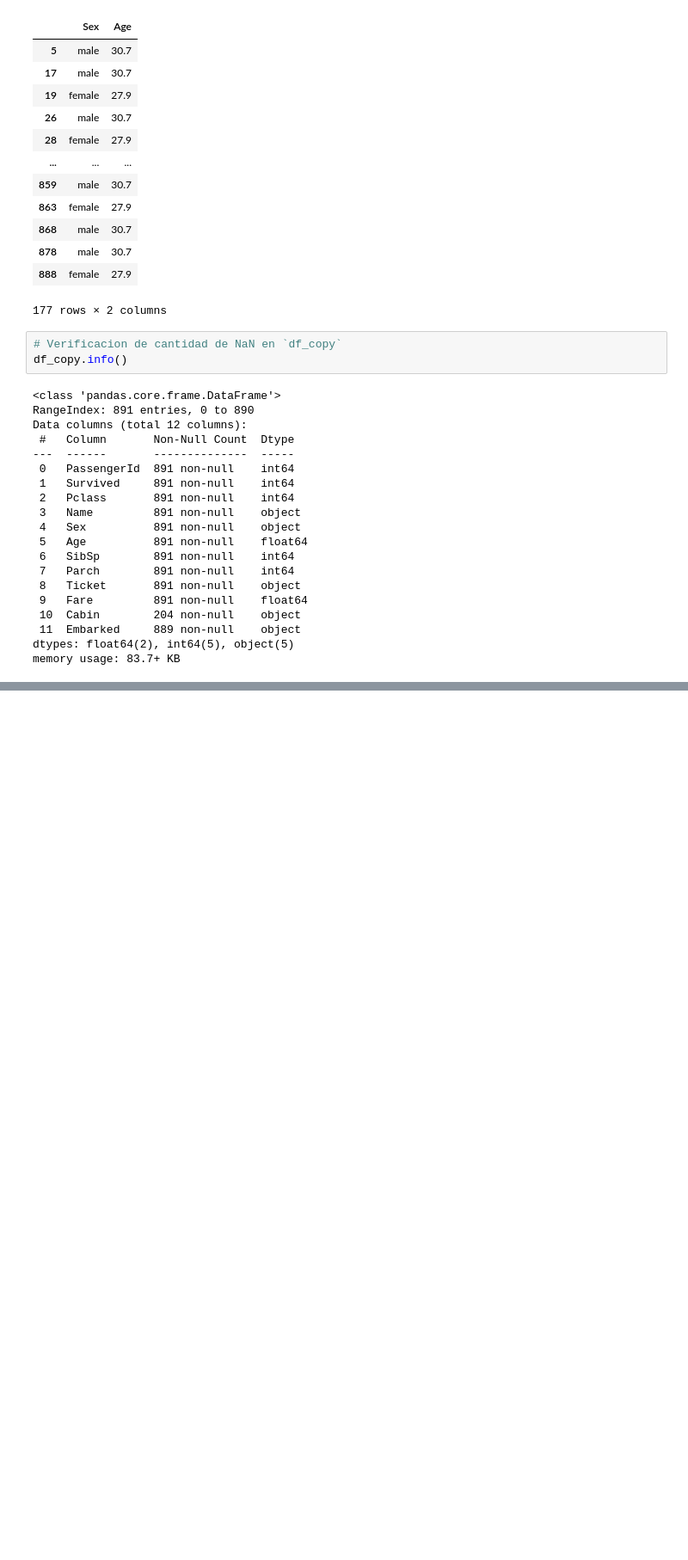
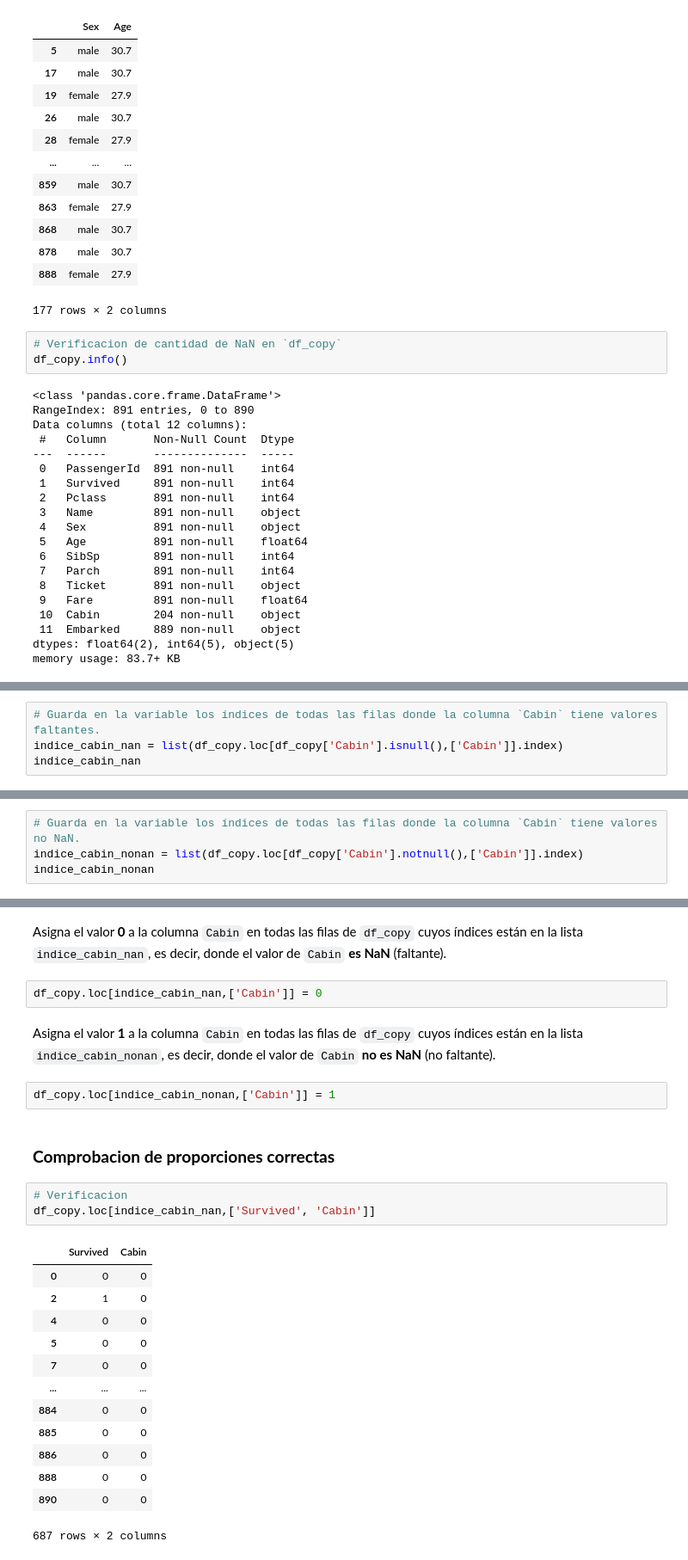
Before and after one commit to dzapatasal/Titanic-ML-from-Disaster, a Jupyter notebook: titanic/notebooks/02_cleaning.ipynb, the cells around one changed output, grey strips where cells are left out. Shown at 86% size. Drawn from its saved outputs; the diff is of its cells as text; blank space fills up the shorter version.

```diff
--- a/titanic/notebooks/02_cleaning.ipynb
+++ b/titanic/notebooks/02_cleaning.ipynb
@@ -146,0 +179,4 @@ memory usage: 83.7+ KB
+# %%
+# Guarda en la variable los índices de todas las filas donde la columna `Cabin` tiene valores faltantes.
+indice_cabin_nan = list(df_copy.loc[df_copy['Cabin'].isnull(),['Cabin']].index)
+indice_cabin_nan
@@ -146,0 +185,4 @@ memory usage: 83.7+ KB
+# %%
+# Guarda en la variable los índices de todas las filas donde la columna `Cabin` tiene valores no NaN.
+indice_cabin_nonan = list(df_copy.loc[df_copy['Cabin'].notnull(),['Cabin']].index)
+indice_cabin_nonan
@@ -146,0 +194,27 @@ memory usage: 83.7+ KB
+# %% [markdown]
+Asigna el valor **0** a la columna `Cabin` en todas las filas de `df_copy` cuyos índices están en la lista `indice_cabin_nan`, es decir, donde el valor de `Cabin` **es NaN** (faltante).
+# %%
+df_copy.loc[indice_cabin_nan,['Cabin']] = 0
+# %% [markdown]
+Asigna el valor **1** a la columna `Cabin` en todas las filas de `df_copy` cuyos índices están en la lista `indice_cabin_nonan`, es decir, donde el valor de `Cabin` **no es NaN** (no faltante).
+# %%
+df_copy.loc[indice_cabin_nonan,['Cabin']] = 1
+# %% [markdown]
+### **Comprobacion de proporciones correctas**
+# %%
+# Verificacion
+df_copy.loc[indice_cabin_nan,['Survived', 'Cabin']]
+# %% [output]
+|  | Survived | Cabin |
+| 0 | 0 | 0 |
+| 2 | 1 | 0 |
+| 4 | 0 | 0 |
+| 5 | 0 | 0 |
+| 7 | 0 | 0 |
+| ... | ... | ... |
+| 884 | 0 | 0 |
+| 885 | 0 | 0 |
+| 886 | 0 | 0 |
+| 888 | 0 | 0 |
+| 890 | 0 | 0 |
+687 rows × 2 columns
```
Also changed, not shown: parts of 16 cells of this notebook, 1 other file.
